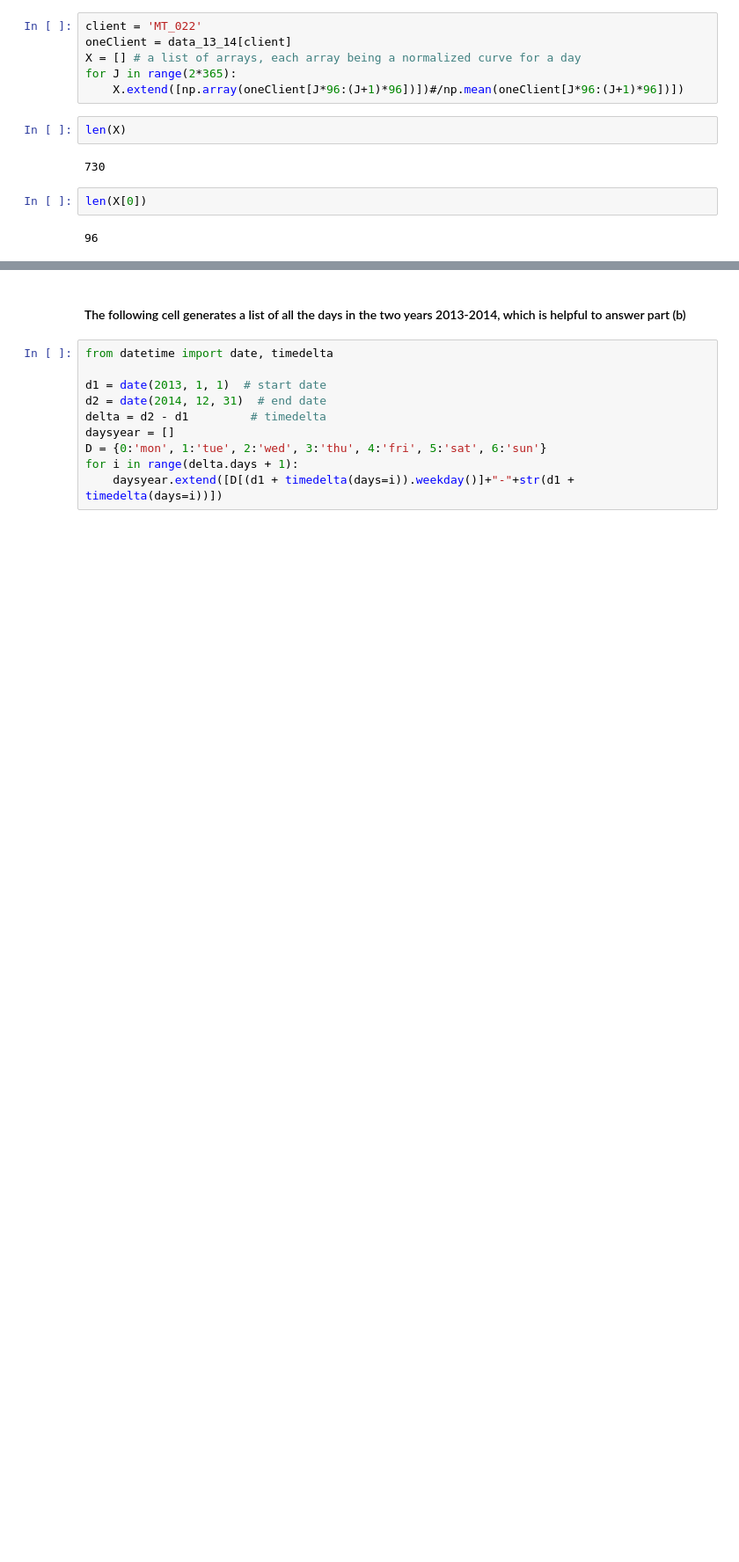
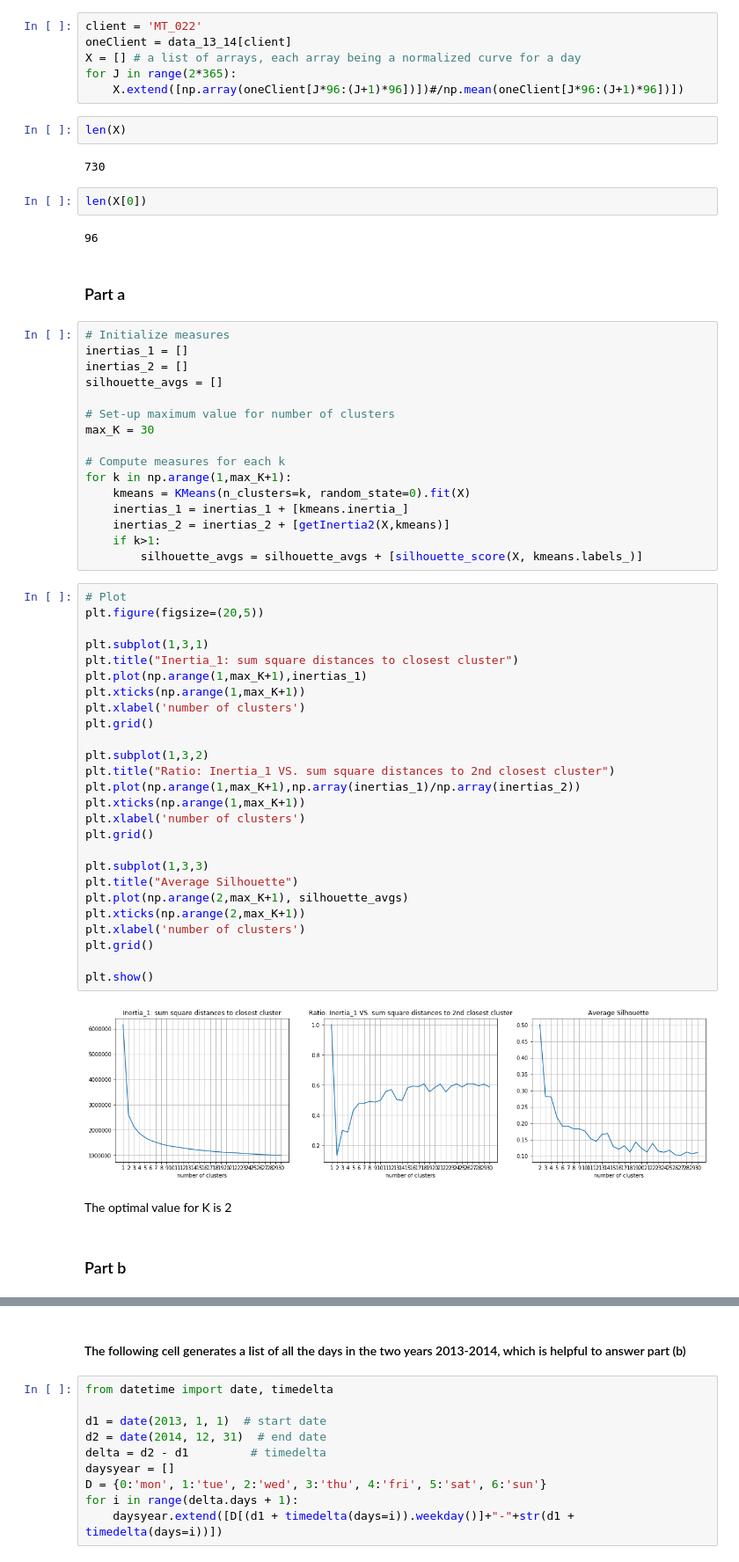
Before and after one commit to david-siqi-liu/SCS3253_Winter2019, a Jupyter notebook: W04_Liu_qq287393.ipynb, the cells around one changed output, grey strips where cells are left out. Shown at 88% size. Saved outputs shown, nothing was run; the diff lists cells and outputs as text; blank space fills up the shorter version.

```diff
--- a/W04_Liu_qq287393.ipynb
+++ b/W04_Liu_qq287393.ipynb
@@ -343,3 +343,53 @@ len(X)
 len(X[0])
 # %% [output]
 96
+# %% [markdown]
+### Part a
+# %%
+# Initialize measures
+inertias_1 = []
+inertias_2 = []
+silhouette_avgs = []
+
+# Set-up maximum value for number of clusters
+max_K = 30
+
+# Compute measures for each k
+for k in np.arange(1,max_K+1):
+    kmeans = KMeans(n_clusters=k, random_state=0).fit(X)
+    inertias_1 = inertias_1 + [kmeans.inertia_]
+    inertias_2 = inertias_2 + [getInertia2(X,kmeans)]
+    if k>1:
+        silhouette_avgs = silhouette_avgs + [silhouette_score(X, kmeans.labels_)]
+# %%
+# Plot
+plt.figure(figsize=(20,5))
+
+plt.subplot(1,3,1)
+plt.title("Inertia_1: sum square distances to closest cluster")
+plt.plot(np.arange(1,max_K+1),inertias_1)
+plt.xticks(np.arange(1,max_K+1))
+plt.xlabel('number of clusters')
+plt.grid()
+
+plt.subplot(1,3,2)
+plt.title("Ratio: Inertia_1 VS. sum square distances to 2nd closest cluster")
+plt.plot(np.arange(1,max_K+1),np.array(inertias_1)/np.array(inertias_2))
+plt.xticks(np.arange(1,max_K+1))
+plt.xlabel('number of clusters')
+plt.grid()
+
+plt.subplot(1,3,3)
+plt.title("Average Silhouette")
+plt.plot(np.arange(2,max_K+1), silhouette_avgs)
+plt.xticks(np.arange(2,max_K+1))
+plt.xlabel('number of clusters')
+plt.grid()
+
+plt.show()
+# %% [output]
+[figure, added]
+# %% [markdown]
+The optimal value for K is 2
+# %% [markdown]
+### Part b
```
Also changed, not shown: parts of 34 cells of this notebook.
